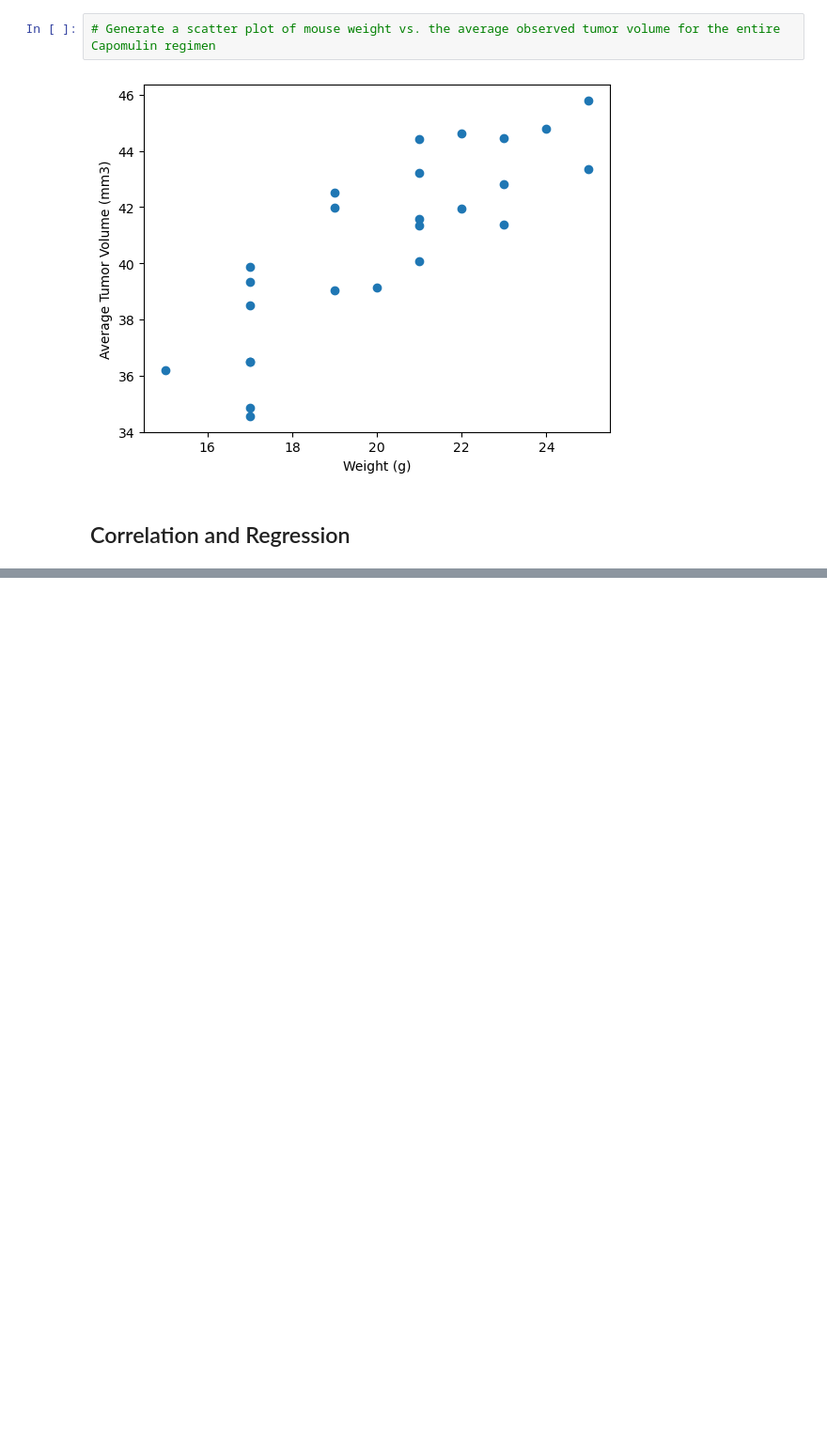
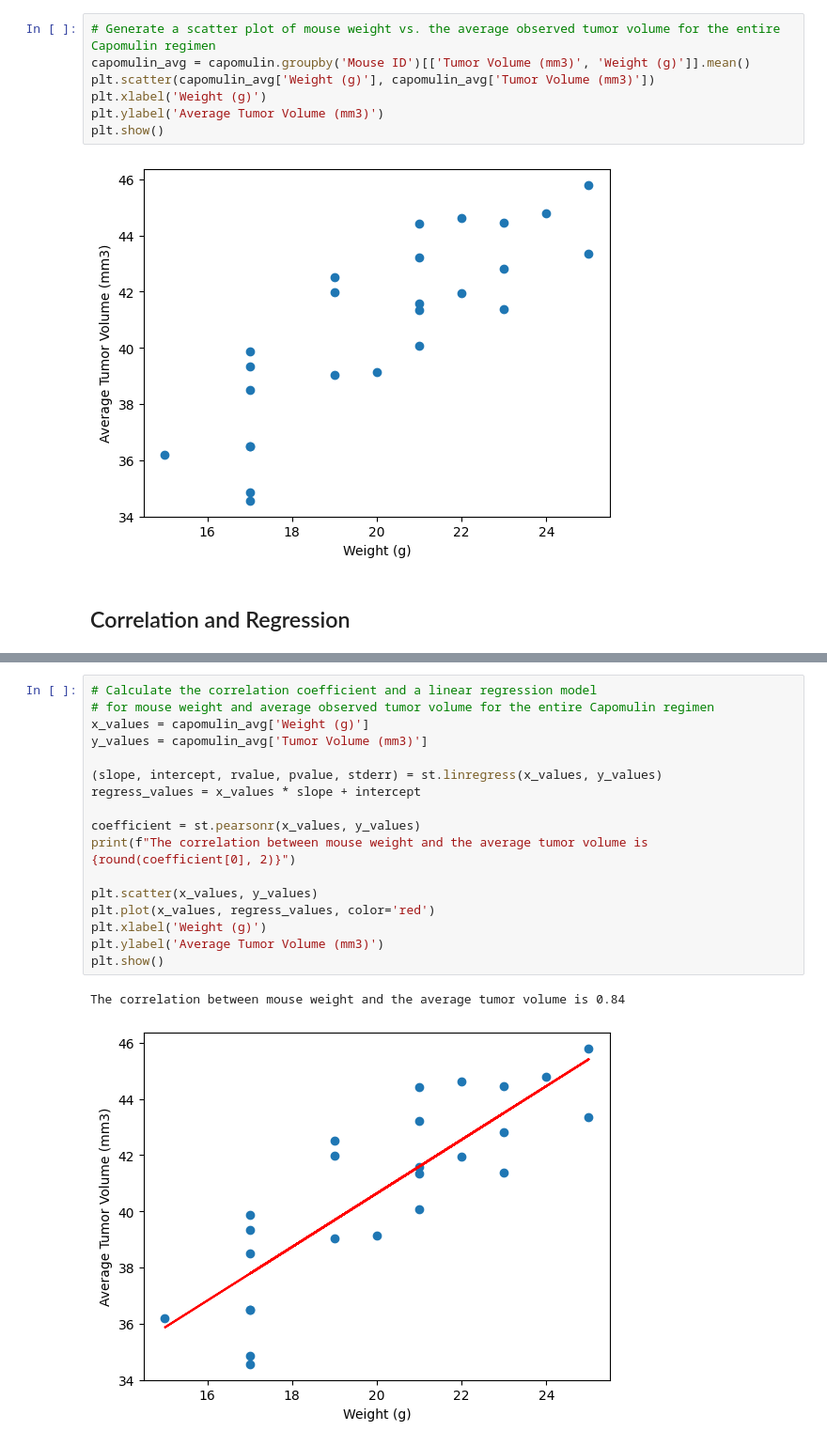
Before and after one commit to pkarey/madplotlib-challenge, a Jupyter notebook: pymaceuticals_starter.ipynb, the cells around one changed output, grey strips where cells are left out. Shown: that part at 94% size. Saved outputs shown, nothing was run; the diff lists cells and outputs as text; blank space fills up the shorter version.

```diff
--- a/pymaceuticals_starter.ipynb
+++ b/pymaceuticals_starter.ipynb
@@ -272,5 +284,10 @@ list = [pd.unique(final_four['Drug Regimen'])]
 # %%
 # Generate a scatter plot of mouse weight vs. the average observed tumor volume for the entire Capomulin regimen
+capomulin_avg = capomulin.groupby('Mouse ID')[['Tumor Volume (mm3)', 'Weight (g)']].mean()
+plt.scatter(capomulin_avg['Weight (g)'], capomulin_avg['Tumor Volume (mm3)'])
+plt.xlabel('Weight (g)')
+plt.ylabel('Average Tumor Volume (mm3)')
+plt.show()
 # %% [output]
 [figure]
 # %% [markdown]
@@ -283,0 +295,20 @@ The correlation between mouse weight and the average tumor volume is 0.84
+# %%
+# Calculate the correlation coefficient and a linear regression model
+# for mouse weight and average observed tumor volume for the entire Capomulin regimen
+x_values = capomulin_avg['Weight (g)']
+y_values = capomulin_avg['Tumor Volume (mm3)']
+
+(slope, intercept, rvalue, pvalue, stderr) = st.linregress(x_values, y_values)
+regress_values = x_values * slope + intercept
+
+coefficient = st.pearsonr(x_values, y_values)
+print(f"The correlation between mouse weight and the average tumor volume is {round(coefficient[0], 2)}")
+
+plt.scatter(x_values, y_values)
+plt.plot(x_values, regress_values, color='red')
+plt.xlabel('Weight (g)')
+plt.ylabel('Average Tumor Volume (mm3)')
+plt.show()
+# %% [output]
+The correlation between mouse weight and the average tumor volume is 0.84
+[figure, added]
```
Also changed, not shown: parts of 13 cells of this notebook.
